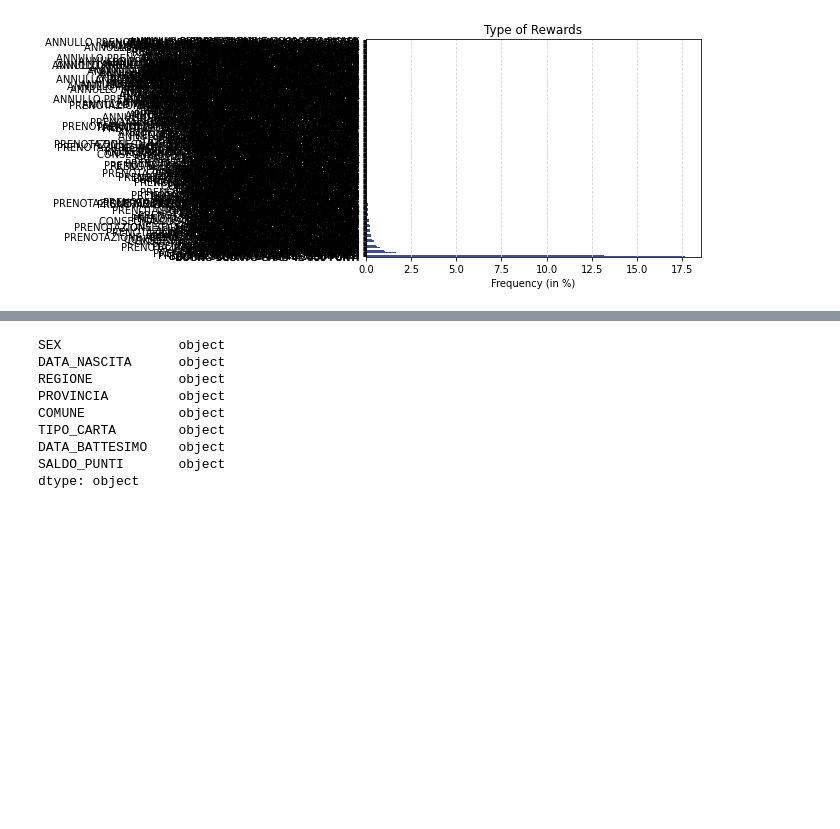
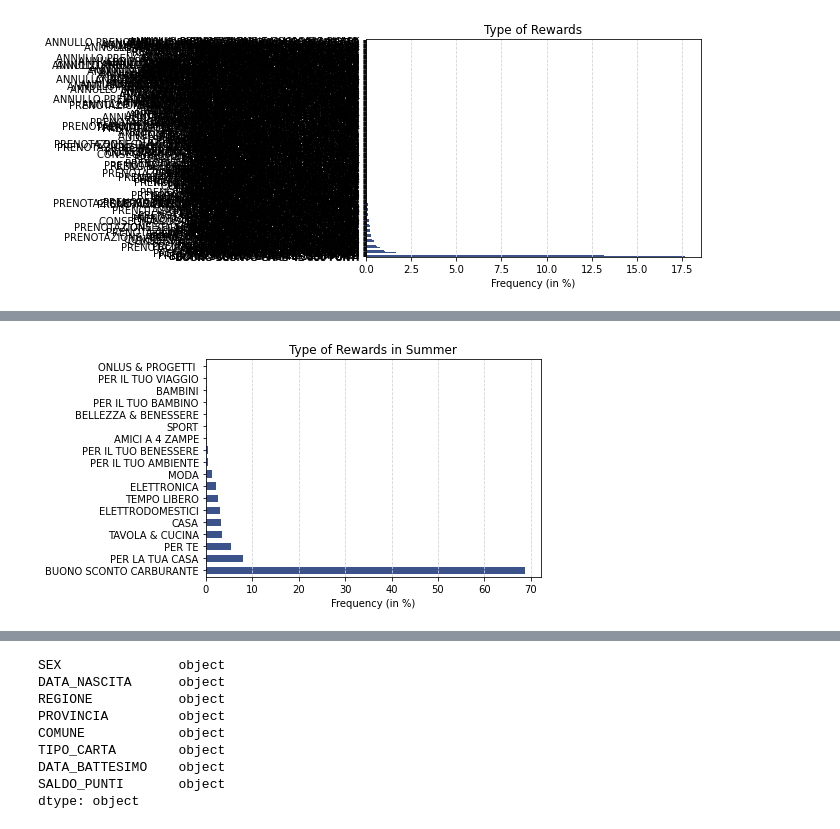
Before and after one commit to Rigtee/GBAC_Q8_2021, a Jupyter notebook: File_where_QDC_Works.ipynb, the cells around one changed output, grey strips where cells are left out. Cells and saved outputs as stored; diff of their text form; code cells hidden in the pictures; blank space fills up the shorter version.

```diff
--- a/File_where_QDC_Works.ipynb
+++ b/File_where_QDC_Works.ipynb
@@ -350,0 +425,4 @@ plt.show()
+# %%
+Summer = (df["DATA_OPERAZIONE"] > '2021-06-20') & (df["DATA_OPERAZIONE"] < '2021-09-21')
+SUMMER_FAV = df.loc[Summer]
+SUMMER_FAV
@@ -350,0 +484,13 @@ plt.show()
+# %%
+tmp = SUMMER_FAV['RAGGRUPPAMENTO_MERCEOLOGICO'].value_counts() / len(SUMMER_FAV) * 100
+cmap = cm.get_cmap('viridis')
+ax = tmp.plot(kind='barh',
+              title="Type of Rewards in Summer",
+              color=cmap(.25),
+              width=.6,
+              )
+ax.grid(True, axis='x', color='lightgrey', linestyle='--')
+ax.set(xlabel='Frequency (in %)')
+plt.show()
+# %% [output]
+[figure, added]
```
Also changed, not shown: parts of 22 cells of this notebook.
